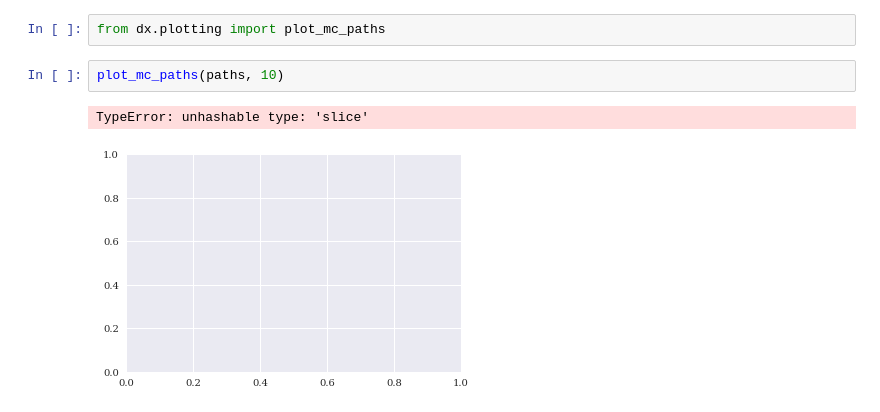
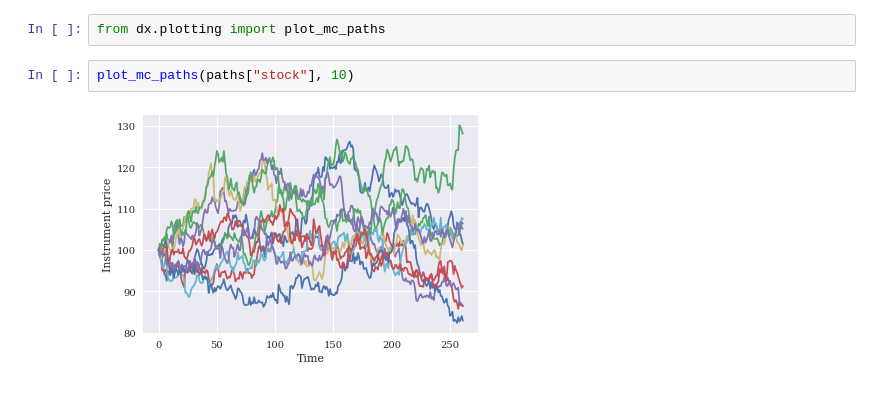
Before and after one commit to iaind96/Derivative-Analytics, a Jupyter notebook: notebooks/test.ipynb, the cells around one changed output. Saved outputs shown, nothing was run; the diff lists cells and outputs as text.

```diff
--- a/notebooks/test.ipynb
+++ b/notebooks/test.ipynb
@@ -30,7 +30,6 @@ paths = gbm_sim.simulate_paths(dt.datetime(2020, 12, 31), 100, "B", antithetic=T
 # %%
 from dx.plotting import plot_mc_paths
 # %%
-plot_mc_paths(paths, 10)
+plot_mc_paths(paths["stock"], 10)
 # %% [output]
-TypeError: unhashable type: 'slice'
-[figure, old version]
+[figure, new version]
```
Also changed, not shown: 1 other file.
